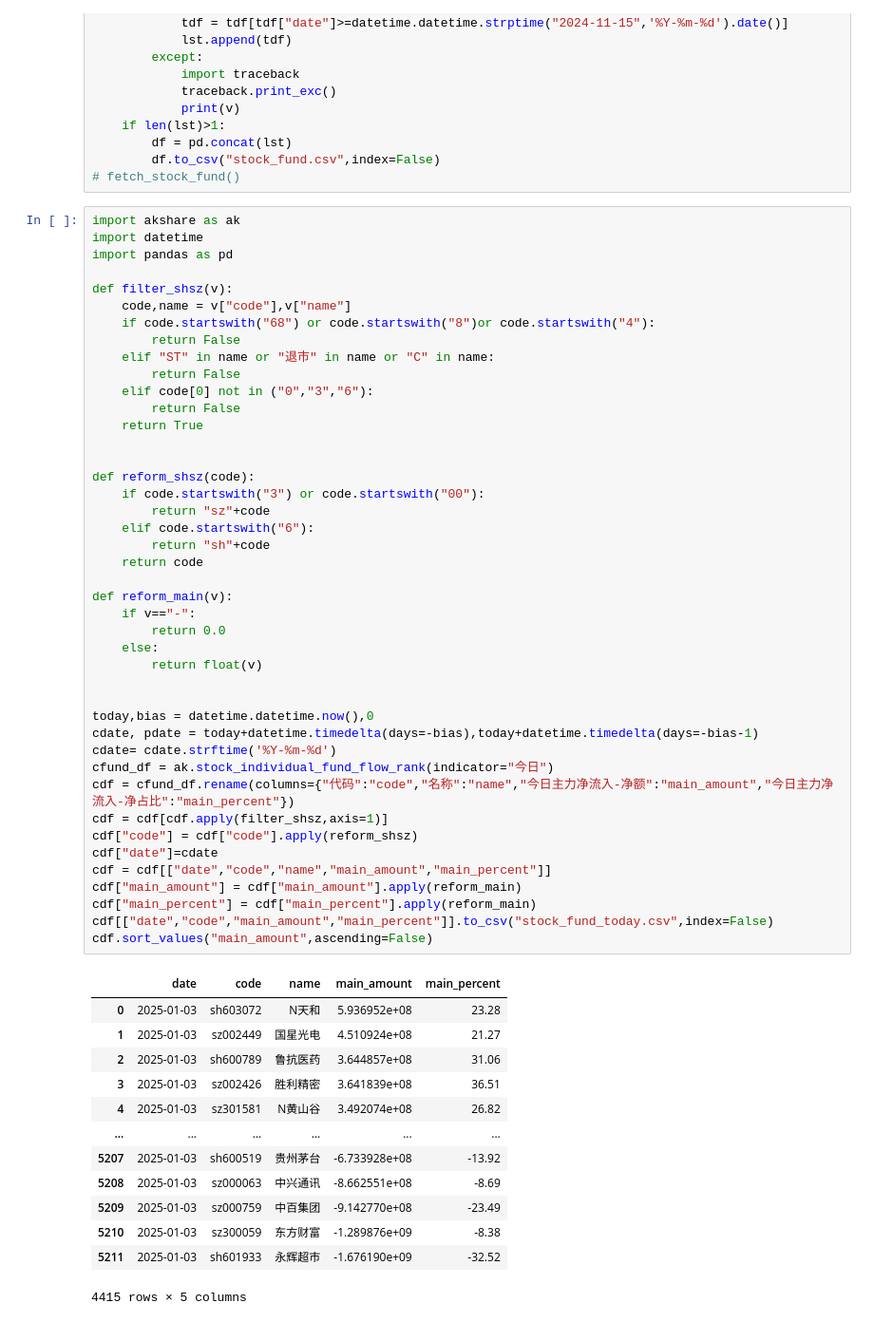
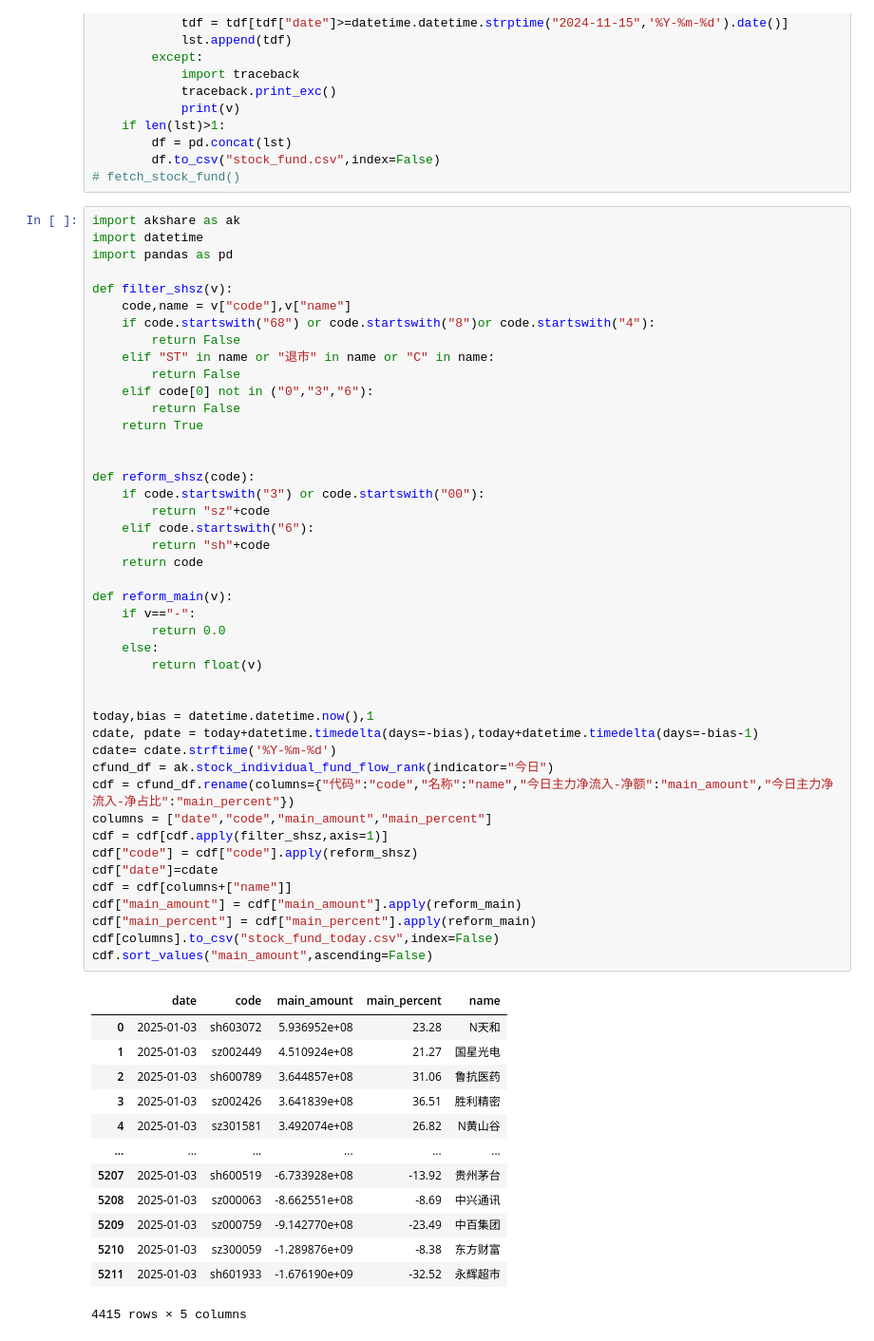
Before and after one commit to txdas/biotech, a Jupyter notebook: notebook/stock/akshare_fund.ipynb, the cells around one changed output. Shown at 95% size. Drawn from its saved outputs; the diff is of its cells as text.

```diff
--- a/notebook/stock/akshare_fund.ipynb
+++ b/notebook/stock/akshare_fund.ipynb
@@ -47,48 +47,49 @@ def filter_shsz(v):
     elif code[0] not in ("0","3","6"):
         return False
     return True
 
 
 def reform_shsz(code):
     if code.startswith("3") or code.startswith("00"):
         return "sz"+code
     elif code.startswith("6"):
         return "sh"+code
     return code
 
 def reform_main(v):
     if v=="-":
         return 0.0
     else:
         return float(v)
 
 
-today,bias = datetime.datetime.now(),0
+today,bias = datetime.datetime.now(),1
 cdate, pdate = today+datetime.timedelta(days=-bias),today+datetime.timedelta(days=-bias-1)
 cdate= cdate.strftime('%Y-%m-%d')
 cfund_df = ak.stock_individual_fund_flow_rank(indicator="今日")
 cdf = cfund_df.rename(columns={"代码":"code","名称":"name","今日主力净流入-净额":"main_amount","今日主力净流入-净占比":"main_percent"})
+columns = ["date","code","main_amount","main_percent"]
 cdf = cdf[cdf.apply(filter_shsz,axis=1)]
 cdf["code"] = cdf["code"].apply(reform_shsz)
 cdf["date"]=cdate
-cdf = cdf[["date","code","name","main_amount","main_percent"]]
+cdf = cdf[columns+["name"]]
 cdf["main_amount"] = cdf["main_amount"].apply(reform_main)
 cdf["main_percent"] = cdf["main_percent"].apply(reform_main)
-cdf[["date","code","main_amount","main_percent"]].to_csv("stock_fund_today.csv",index=False)
+cdf[columns].to_csv("stock_fund_today.csv",index=False)
 cdf.sort_values("main_amount",ascending=False)
 # %% [output]
-|  | date | code | name | main_amount | main_percent |
-| 0 | 2025-01-03 | sh603072 | N天和 | 5.936952e+08 | 23.28 |
-| 1 | 2025-01-03 | sz002449 | 国星光电 | 4.510924e+08 | 21.27 |
-| 2 | 2025-01-03 | sh600789 | 鲁抗医药 | 3.644857e+08 | 31.06 |
-| 3 | 2025-01-03 | sz002426 | 胜利精密 | 3.641839e+08 | 36.51 |
-| 4 | 2025-01-03 | sz301581 | N黄山谷 | 3.492074e+08 | 26.82 |
+|  | date | code | main_amount | main_percent | name |
+| 0 | 2025-01-03 | sh603072 | 5.936952e+08 | 23.28 | N天和 |
+| 1 | 2025-01-03 | sz002449 | 4.510924e+08 | 21.27 | 国星光电 |
+| 2 | 2025-01-03 | sh600789 | 3.644857e+08 | 31.06 | 鲁抗医药 |
+| 3 | 2025-01-03 | sz002426 | 3.641839e+08 | 36.51 | 胜利精密 |
+| 4 | 2025-01-03 | sz301581 | 3.492074e+08 | 26.82 | N黄山谷 |
 | ... | ... | ... | ... | ... | ... |
-| 5207 | 2025-01-03 | sh600519 | 贵州茅台 | -6.733928e+08 | -13.92 |
-| 5208 | 2025-01-03 | sz000063 | 中兴通讯 | -8.662551e+08 | -8.69 |
-| 5209 | 2025-01-03 | sz000759 | 中百集团 | -9.142770e+08 | -23.49 |
-| 5210 | 2025-01-03 | sz300059 | 东方财富 | -1.289876e+09 | -8.38 |
-| 5211 | 2025-01-03 | sh601933 | 永辉超市 | -1.676190e+09 | -32.52 |
+| 5207 | 2025-01-03 | sh600519 | -6.733928e+08 | -13.92 | 贵州茅台 |
+| 5208 | 2025-01-03 | sz000063 | -8.662551e+08 | -8.69 | 中兴通讯 |
+| 5209 | 2025-01-03 | sz000759 | -9.142770e+08 | -23.49 | 中百集团 |
+| 5210 | 2025-01-03 | sz300059 | -1.289876e+09 | -8.38 | 东方财富 |
+| 5211 | 2025-01-03 | sh601933 | -1.676190e+09 | -32.52 | 永辉超市 |
 4415 rows × 5 columns
 # %%
 import pandas as pd
```
Also changed, not shown: parts of 1 cell of this notebook, 5 other files.
